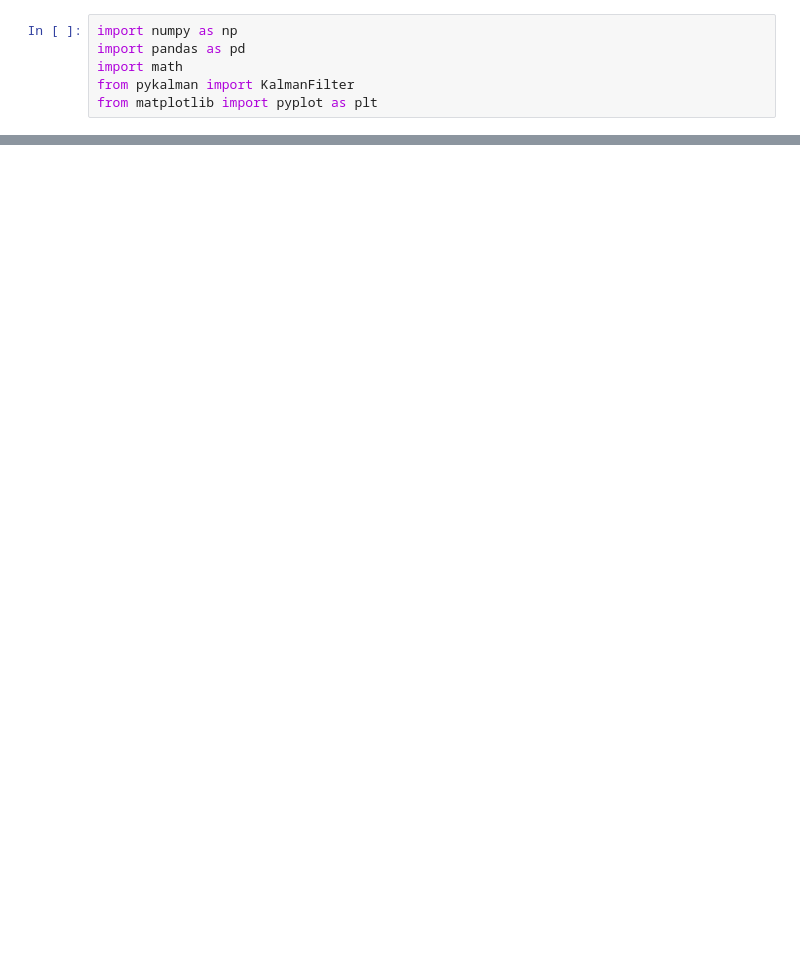
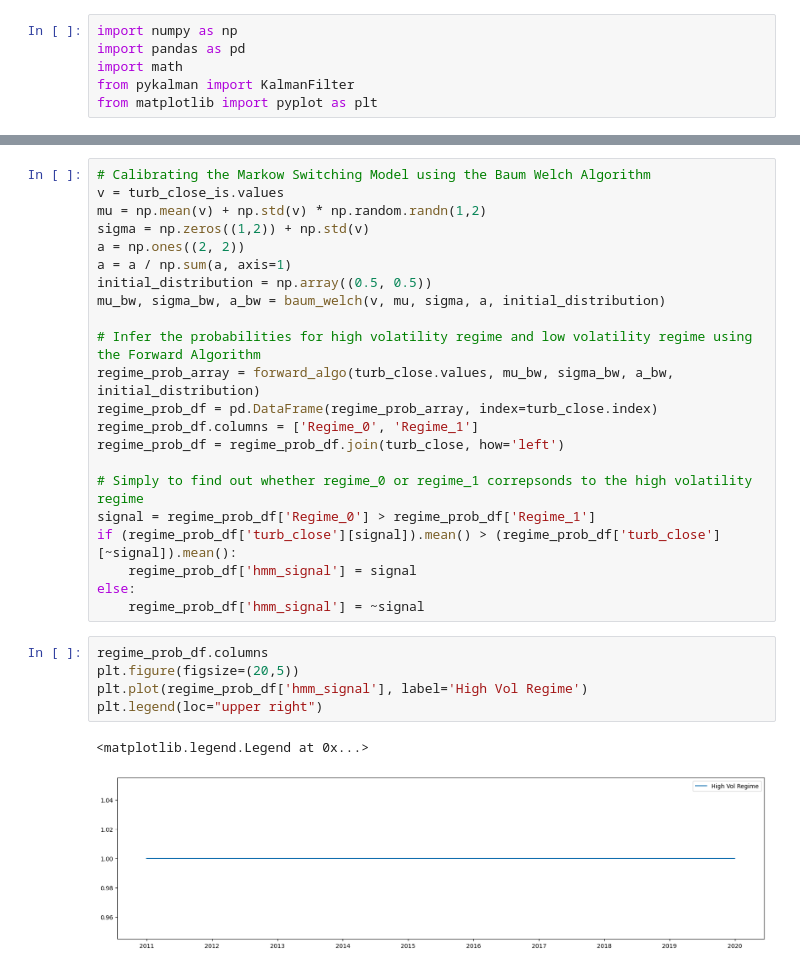
Before and after one commit to BaronVonBussin/Stuff, a Jupyter notebook: algo_trading_strategy.ipynb, the cells around one changed output, grey strips where cells are left out. Cells and saved outputs as stored; diff of their text form; blank space fills up the shorter version.

```diff
--- a/algo_trading_strategy.ipynb
+++ b/algo_trading_strategy.ipynb
@@ -130,0 +416,30 @@ plt.show()
+# %%
+# Calibrating the Markow Switching Model using the Baum Welch Algorithm
+v = turb_close_is.values
+mu = np.mean(v) + np.std(v) * np.random.randn(1,2)
+sigma = np.zeros((1,2)) + np.std(v)
+a = np.ones((2, 2))
+a = a / np.sum(a, axis=1)
+initial_distribution = np.array((0.5, 0.5))
+mu_bw, sigma_bw, a_bw = baum_welch(v, mu, sigma, a, initial_distribution)
+
+# Infer the probabilities for high volatility regime and low volatility regime using the Forward Algorithm
+regime_prob_array = forward_algo(turb_close.values, mu_bw, sigma_bw, a_bw, initial_distribution)
+regime_prob_df = pd.DataFrame(regime_prob_array, index=turb_close.index)
+regime_prob_df.columns = ['Regime_0', 'Regime_1']
+regime_prob_df = regime_prob_df.join(turb_close, how='left')
+
+# Simply to find out whether regime_0 or regime_1 correpsonds to the high volatility regime
+signal = regime_prob_df['Regime_0'] > regime_prob_df['Regime_1']
+if (regime_prob_df['turb_close'][signal]).mean() > (regime_prob_df['turb_close'][~signal]).mean():
+    regime_prob_df['hmm_signal'] = signal
+else:
+    regime_prob_df['hmm_signal'] = ~signal
+# %%
+regime_prob_df.columns
+plt.figure(figsize=(20,5))
+plt.plot(regime_prob_df['hmm_signal'], label='High Vol Regime')
+plt.legend(loc="upper right")
+# %% [output]
+<matplotlib.legend.Legend at 0x...>
+[figure, added]
```
Also changed, not shown: parts of 14 cells of this notebook.
